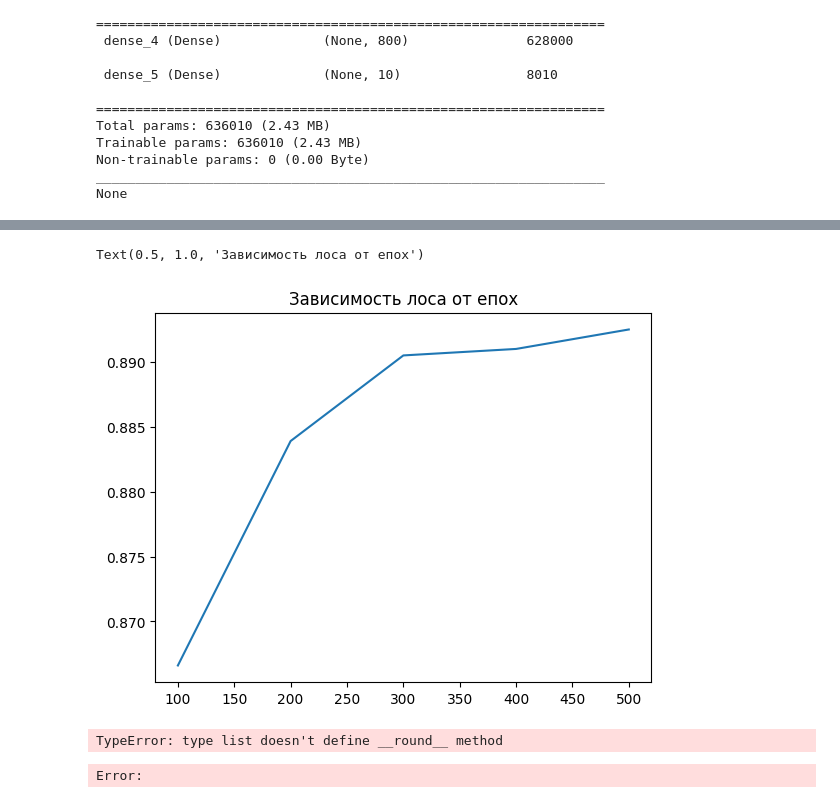
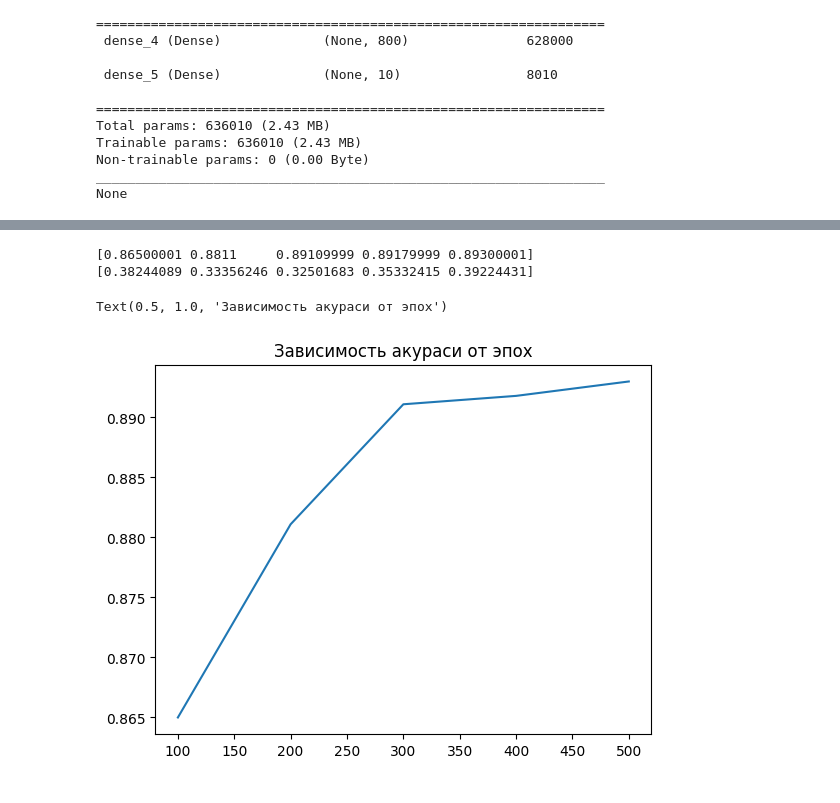
Before and after one commit to Bikmul/My-ML-piscine, a Jupyter notebook: laba2/test1.ipynb, the cells around one changed output, grey strips where cells are left out. Drawn from its saved outputs; the diff is of its cells as text; code cells hidden in the pictures.

```diff
--- a/laba2/test1.ipynb
+++ b/laba2/test1.ipynb
@@ -92,13 +89,10 @@ Text(0.5, 1.0, 'Зависимость лоса от епох')
 # %%
+print(list[1::2])
+print(list[::2])
 plt.plot(epochs_list,list[1::2], linestyle = "solid")
-plt.title("Зависимость aкураси от епох")
+plt.title("Зависимость aкураси от эпох")
 # %% [output]
-Text(0.5, 1.0, 'Зависимость лоса от епох')
+[0.86500001 0.8811     0.89109999 0.89179999 0.89300001]
+[0.38244089 0.33356246 0.32501683 0.35332415 0.39224431]
+Text(0.5, 1.0, 'Зависимость aкураси от эпох')
-[figure, old version]
+[figure, new version]
-# %%
-# Оцениваем качество обучения сети на тестовых данных
-for i in scores_list:
-    print("Доля верных ответов на тестовых данных, в процентах:", round(scores_list[1] * 100, 4))
-# %% [output]
-TypeError: type list doesn't define __round__ method
-Error:
```
Also changed, not shown: parts of 2 cells of this notebook, 7 other files.
